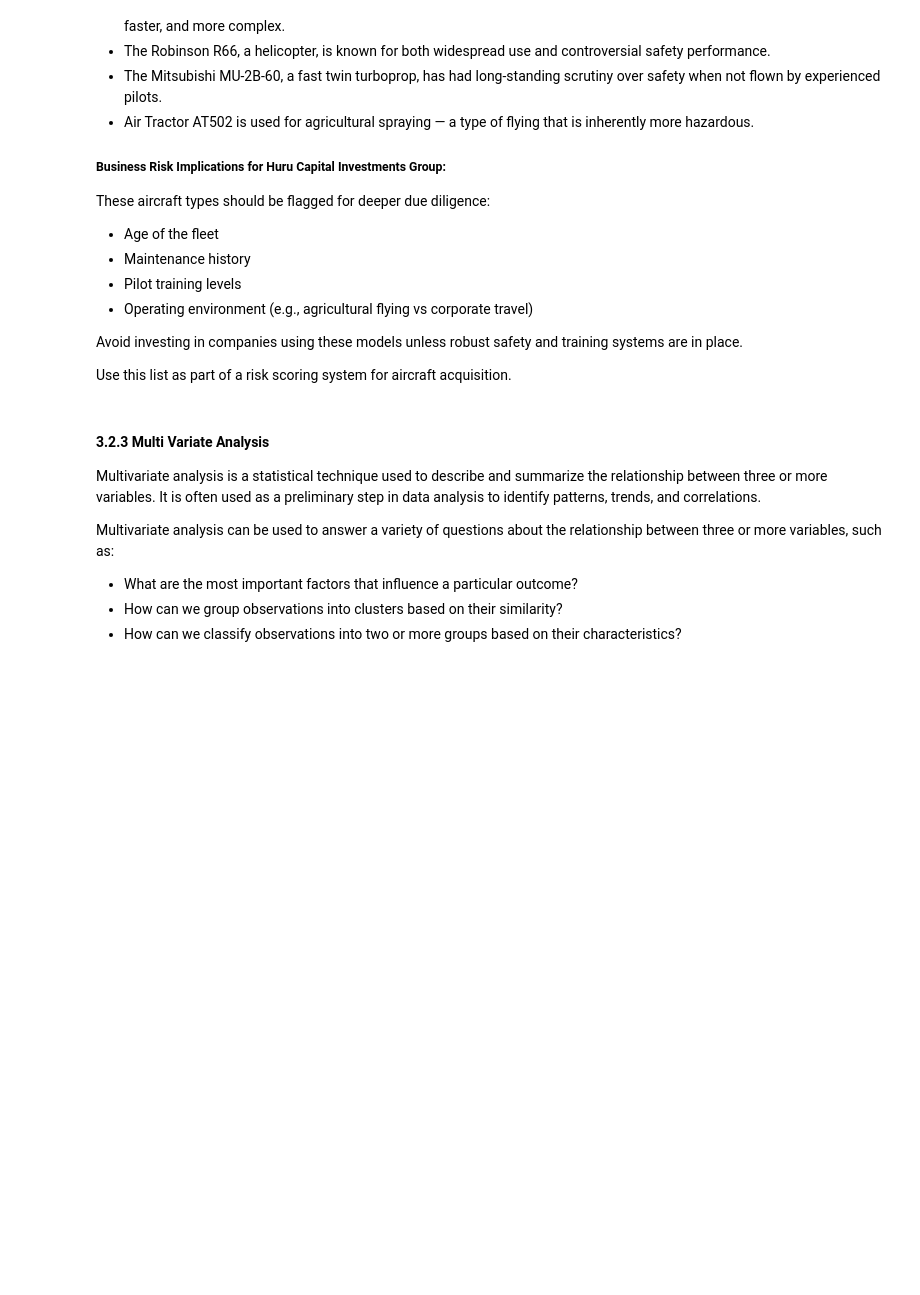
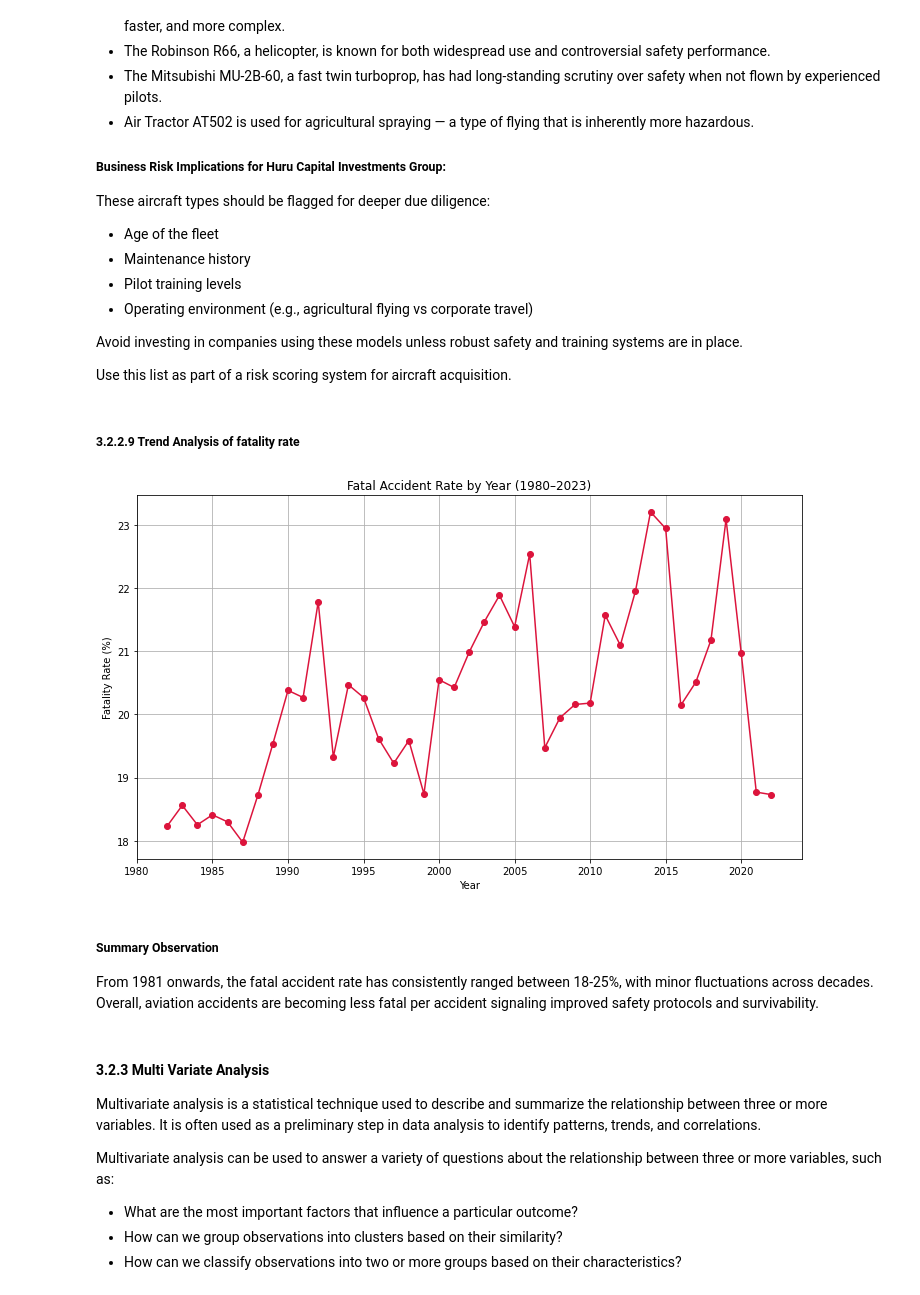
Before and after one commit to HuldahCR/Aircraft-Risk-Assessment-Phase-One-Project, a Jupyter notebook: Draft_Risk_Assessment.ipynb, the cells around one changed output. Drawn from its saved outputs; the diff is of its cells as text; code cells hidden in the pictures; blank space fills up the shorter version.

```diff
--- a/Draft_Risk_Assessment.ipynb
+++ b/Draft_Risk_Assessment.ipynb
@@ -3100,6 +3100,36 @@ These aircraft types should be flagged for deeper due diligence:
 Avoid investing in companies using these models unless robust safety and training systems are in place.
 
 Use this list as part of a risk scoring system for aircraft acquisition.
+# %% [markdown]
+##### 3.2.2.9 Trend Analysis of fatality rate
+# %%
+# Group by Year and calculate total accidents and fatal accidents
+yearly_stats = df.groupby('Event_Year')['Fatal_Accident'].agg(['count', 'sum'])
+
+# Rename columns for clarity
+yearly_stats.columns = ['Total_Accidents', 'Fatal_Accidents']
+
+# Calculate fatality rate (% of accidents that were fatal)
+yearly_stats['Fatality_Rate (%)'] = (yearly_stats['Fatal_Accidents'] / yearly_stats['Total_Accidents']) * 100
+
+# Filter for realistic range
+yearly_stats = yearly_stats[(yearly_stats.index >= 1982) & (yearly_stats.index <= 2023)]
+
+# Plot
+plt.figure(figsize=(10, 6))
+plt.plot(yearly_stats.index, yearly_stats['Fatality_Rate (%)'], marker='o', color='crimson', linestyle='-')
+plt.title('Fatal Accident Rate by Year (1980–2023)')
+plt.xlabel('Year')
+plt.ylabel('Fatality Rate (%)')
+plt.grid(True)
+plt.tight_layout()
+plt.show()
+# %% [output]
+[figure, added]
+# %% [markdown]
+##### Summary Observation
+
+From 1981 onwards, the fatal accident rate has consistently ranged between 18-25%, with minor fluctuations across decades. Overall, aviation accidents are becoming less fatal per accident signaling improved safety protocols and survivability.
 # %% [markdown]
 #### 3.2.3 Multi Variate Analysis
 Multivariate analysis is a statistical technique used to describe and summarize the relationship between three or more variables. It is often used as a preliminary step in data analysis to identify patterns, trends, and correlations.
```
Also changed, not shown: parts of 31 cells of this notebook, 1 other file.
